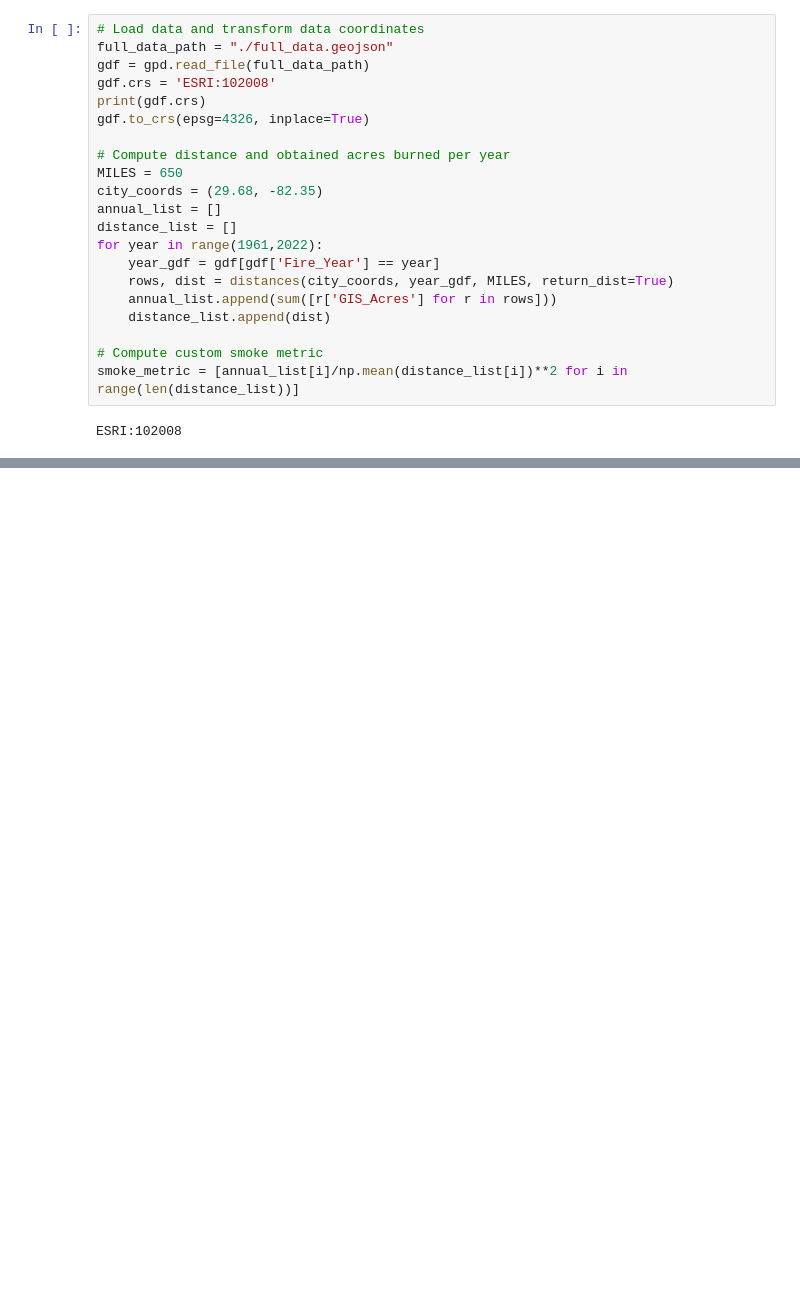
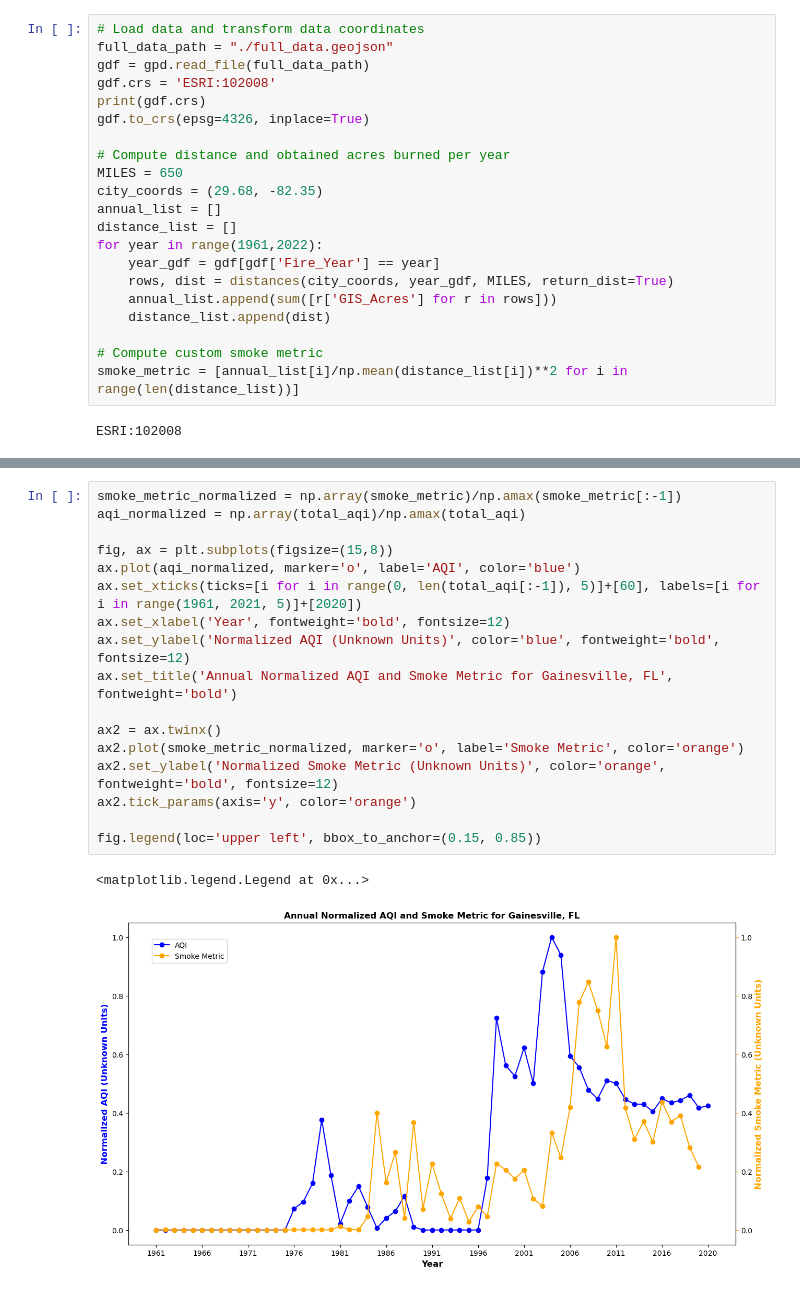
Before and after one commit to tropfcode/DATA512-Course-Project, a Jupyter notebook: Part1_Common_Analysis/notebooks/aqi.ipynb, the cells around one changed output, grey strips where cells are left out. Cells and saved outputs as stored; diff of their text form; blank space fills up the shorter version.

```diff
--- a/Part1_Common_Analysis/notebooks/aqi.ipynb
+++ b/Part1_Common_Analysis/notebooks/aqi.ipynb
@@ -495,0 +514,20 @@ Text(0.5, 1.0, 'Annual AQI for Gainesville, FL')
+# %%
+smoke_metric_normalized = np.array(smoke_metric)/np.amax(smoke_metric[:-1])
+aqi_normalized = np.array(total_aqi)/np.amax(total_aqi)
+
+fig, ax = plt.subplots(figsize=(15,8))
+ax.plot(aqi_normalized, marker='o', label='AQI', color='blue')
+ax.set_xticks(ticks=[i for i in range(0, len(total_aqi[:-1]), 5)]+[60], labels=[i for i in range(1961, 2021, 5)]+[2020])
+ax.set_xlabel('Year', fontweight='bold', fontsize=12)
+ax.set_ylabel('Normalized AQI (Unknown Units)', color='blue', fontweight='bold', fontsize=12)
+ax.set_title('Annual Normalized AQI and Smoke Metric for Gainesville, FL', fontweight='bold')
+
+ax2 = ax.twinx()
+ax2.plot(smoke_metric_normalized, marker='o', label='Smoke Metric', color='orange')
+ax2.set_ylabel('Normalized Smoke Metric (Unknown Units)', color='orange', fontweight='bold', fontsize=12)
+ax2.tick_params(axis='y', color='orange')
+
+fig.legend(loc='upper left', bbox_to_anchor=(0.15, 0.85))
+# %% [output]
+<matplotlib.legend.Legend at 0x...>
+[figure, added]
```
Also changed, not shown: parts of 3 cells of this notebook.
